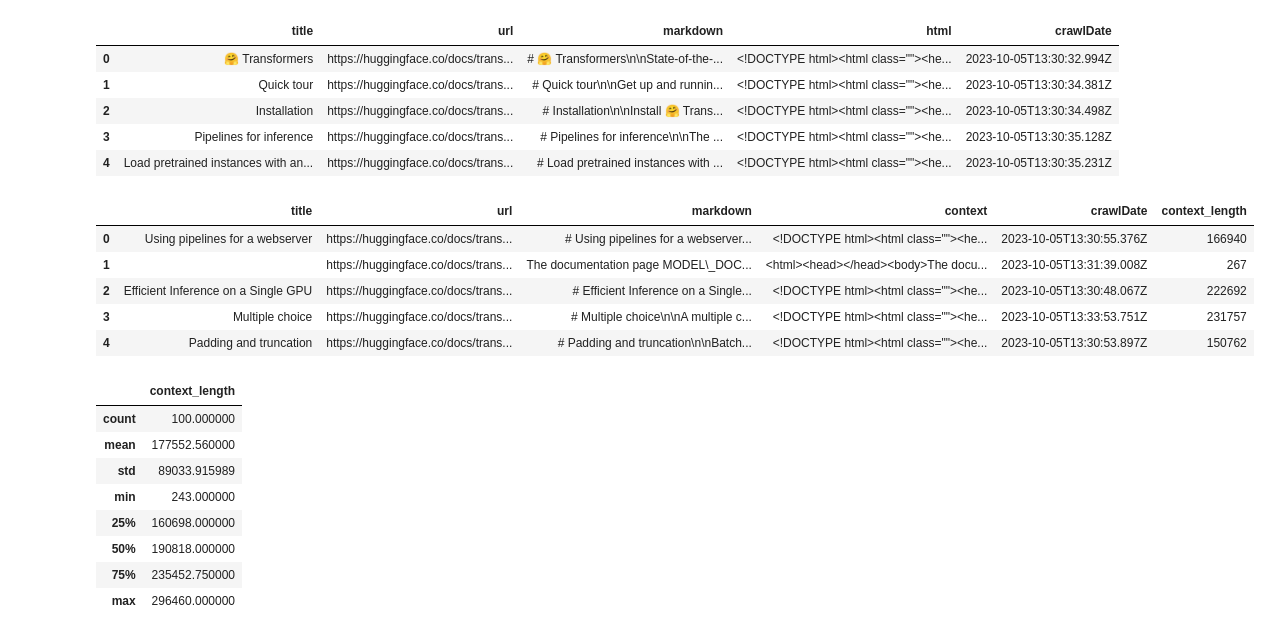
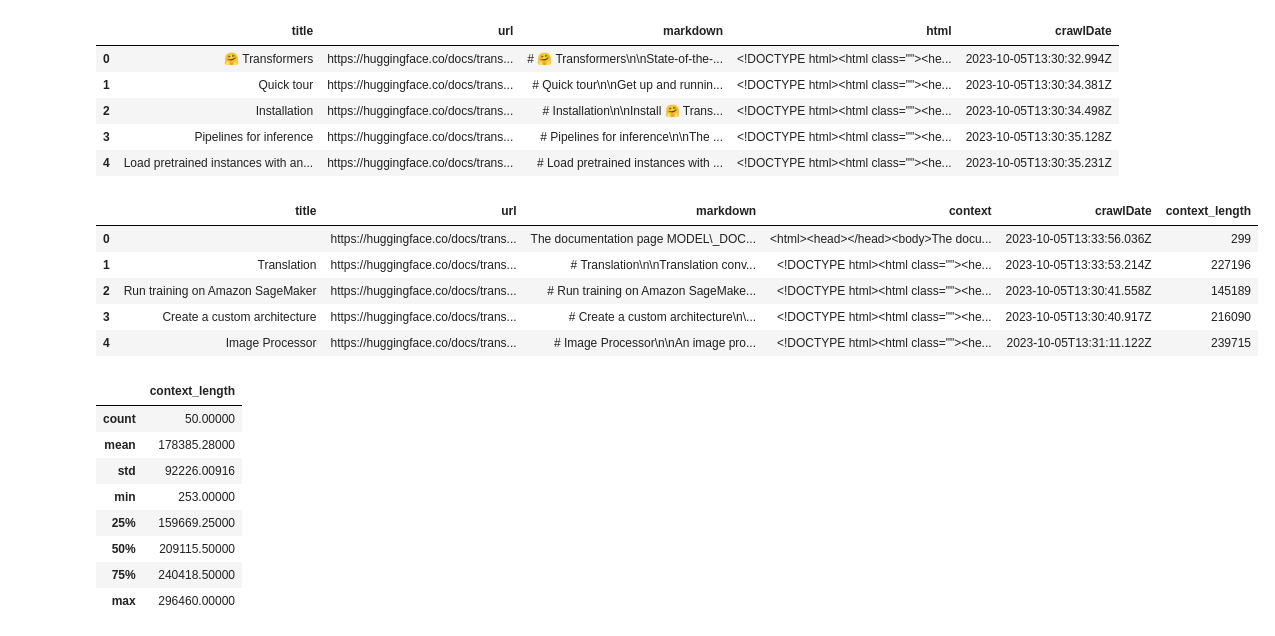
Before and after one commit to pacificcoast1/llama-stack, a Jupyter notebook: init6_html.ipynb, the cells around one changed output. Drawn from its saved outputs; the diff is of its cells as text; code cells hidden in the pictures.

```diff
--- a/init6_html.ipynb
+++ b/init6_html.ipynb
@@ -18,32 +18,32 @@ df.head()
 # %%
 df = df.rename(columns={'html': 'context'})
 df['context_length'] = df['context'].apply(lambda x: len(x))
 # Documents greater than 300k give us a 500 error
 df = df[df['context_length'] <= 300_000]
 # All 300 documents takes about an 1.5 hours to ingest
-# So let's sample 100 for now
-df = df.sample(n=100).reset_index(drop=True)
+# So let's sample 50 for now
+df = df.sample(n=50, random_state=42).reset_index(drop=True)
 df.to_parquet("data/transformers.parquet")
 df.head()
 # %% [output]
 |  | title | url | markdown | context | crawlDate | context_length |
-| 0 | Using pipelines for a webserver | https://huggingface.co/docs/trans... | # Using pipelines for a webserver... | <!DOCTYPE html><html class=""><he... | 2023-10-05T13:30:55.376Z | 166940 |
-| 1 |  | https://huggingface.co/docs/trans... | The documentation page MODEL\_DOC... | <html><head></head><body>The docu... | 2023-10-05T13:31:39.008Z | 267 |
-| 2 | Efficient Inference on a Single GPU | https://huggingface.co/docs/trans... | # Efficient Inference on a Single... | <!DOCTYPE html><html class=""><he... | 2023-10-05T13:30:48.067Z | 222692 |
-| 3 | Multiple choice | https://huggingface.co/docs/trans... | # Multiple choice\n\nA multiple c... | <!DOCTYPE html><html class=""><he... | 2023-10-05T13:33:53.751Z | 231757 |
-| 4 | Padding and truncation | https://huggingface.co/docs/trans... | # Padding and truncation\n\nBatch... | <!DOCTYPE html><html class=""><he... | 2023-10-05T13:30:53.897Z | 150762 |
+| 0 |  | https://huggingface.co/docs/trans... | The documentation page MODEL\_DOC... | <html><head></head><body>The docu... | 2023-10-05T13:33:56.036Z | 299 |
+| 1 | Translation | https://huggingface.co/docs/trans... | # Translation\n\nTranslation conv... | <!DOCTYPE html><html class=""><he... | 2023-10-05T13:33:53.214Z | 227196 |
+| 2 | Run training on Amazon SageMaker | https://huggingface.co/docs/trans... | # Run training on Amazon SageMake... | <!DOCTYPE html><html class=""><he... | 2023-10-05T13:30:41.558Z | 145189 |
+| 3 | Create a custom architecture | https://huggingface.co/docs/trans... | # Create a custom architecture\n\... | <!DOCTYPE html><html class=""><he... | 2023-10-05T13:30:40.917Z | 216090 |
+| 4 | Image Processor | https://huggingface.co/docs/trans... | # Image Processor\n\nAn image pro... | <!DOCTYPE html><html class=""><he... | 2023-10-05T13:31:11.122Z | 239715 |
 # %%
 df.describe()
 # %% [output]
 |  | context_length |
-| count | 100.000000 |
-| mean | 177552.560000 |
-| std | 89033.915989 |
-| min | 243.000000 |
-| 25% | 160698.000000 |
-| 50% | 190818.000000 |
-| 75% | 235452.750000 |
-| max | 296460.000000 |
+| count | 50.00000 |
+| mean | 178385.28000 |
+| std | 92226.00916 |
+| min | 253.00000 |
+| 25% | 159669.25000 |
+| 50% | 209115.50000 |
+| 75% | 240418.50000 |
+| max | 296460.00000 |
 # %%
 from counter import get_and_increment_counter
 from llama_stack_client import LlamaStackClient
```
Also changed, not shown: parts of 2 cells of this notebook, 4 other files.
